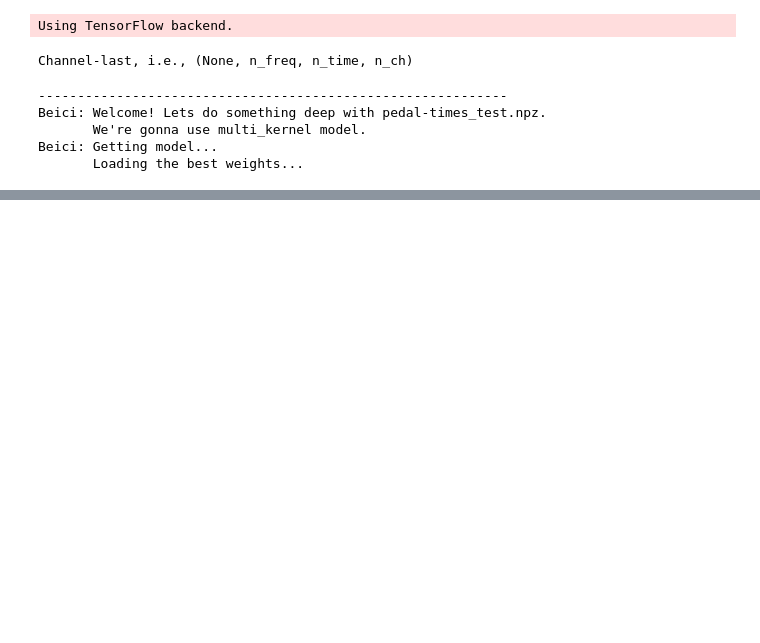
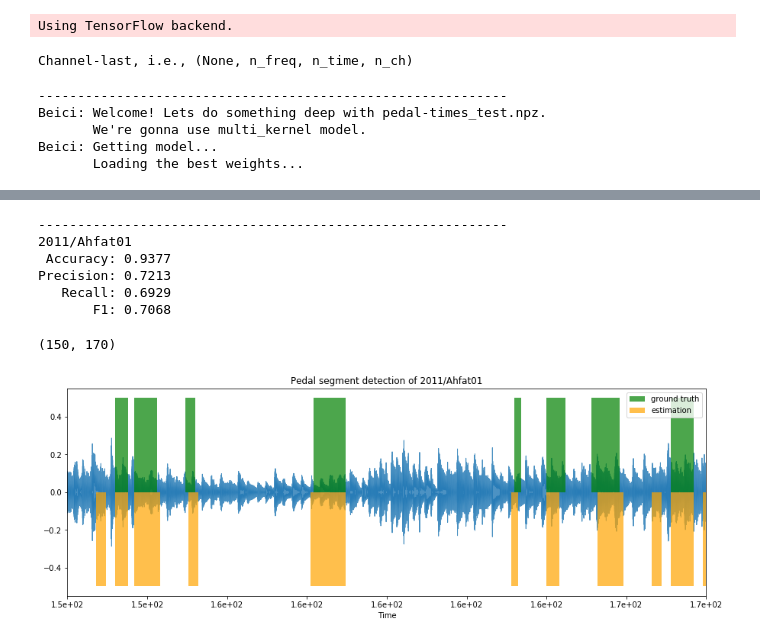
Before and after one commit to beiciliang/sustain-pedal-detection, a Jupyter notebook: 3. piece-wise detection.ipynb, the cells around one changed output, grey strips where cells are left out. Drawn from its saved outputs; the diff is of its cells as text; code cells hidden in the pictures; blank space fills up the shorter version.

Commit message:
test pedal segment deteciton on one piece

```diff
--- a/3. piece-wise detection.ipynb
+++ b/3. piece-wise detection.ipynb
@@ -182 +232,61 @@ frmtime_npsegment = np.arange(n_npsegment)*0.01+MIN_SRC/2
+# %%
+# decide the boundary times in seconds, combining the effect of pedal onset
+onseg_times = []
+offseg_times = []
+for idx, onseg_idx in enumerate(onseg_idxs):
+    onponset_idx = onseg_idx*10-5
+    if any(pred_ponset_todetect[onponset_idx-5:onponset_idx+5]):
+        offseg_idx = offseg_idxs[idx]
+        offseg_times.append(frmtime_psegment[offseg_idx])
+        onseg_times.append(frmtime_psegment[onseg_idx])
+# %%
+# set the ground truth and estimation results frame by frame
+paudio_duration = librosa.get_duration(y=paudio, sr=SR)
+n_frames = int(np.ceil(paudio_duration/seghop_duration))
+segframes_gt = np.zeros(n_frames)
+segframes_est = np.zeros(n_frames)
+
+pedal_offset_gt = np.array(tracks['pedal_offset'][0])
+pedal_onset_gt = np.array(tracks['pedal_onset'][0])
+longpseg_idx = np.where((pedal_offset_gt-pedal_onset_gt)>seghop_duration)[0]
+longseg_onset_gt = pedal_onset_gt[longpseg_idx]
+longseg_offset_gt = pedal_offset_gt[longpseg_idx]
+
+for idx, onset_t in enumerate(longseg_onset_gt):
+    offset_t = longseg_offset_gt[idx]
+    onset_frm = int(onset_t//seghop_duration)
+    offset_frm = int(offset_t//seghop_duration)
+    segframes_gt[onset_frm:offset_frm] = 1
+
+for idx, onset_t in enumerate(onseg_times):
+    offset_t = offseg_times[idx]
+    onset_frm = int(onset_t//seghop_duration)
+    offset_frm = int(offset_t//seghop_duration)
+    segframes_est[onset_frm:offset_frm] = 1
+# %%
+# print performance result
+precision, recall, fscore, support = precision_recall_fscore_support(segframes_gt,segframes_est)
+accuracy = accuracy_score(segframes_gt,segframes_est)
+performance_pedalseg(filename,fscore,precision,recall)
+# %% [output]
+------------------------------------------------------------
+2011/Ahfat01
+ Accuracy: 0.9377
+Precision: 0.7213
+   Recall: 0.6929
+       F1: 0.7068
+# %%
+# plot result
+frmtimes = np.arange(n_frames)*seghop_duration
+left,right = [150,170]
+plt.figure(figsize=(15,5))
+librosa.display.waveplot(paudio, SR, alpha=0.8)
+plt.fill_between(frmtimes, 0, 0.5, where=segframes_gt>0, facecolor='green', alpha=0.7, label='ground truth')
+plt.fill_between(frmtimes, -0.5, 0, where=segframes_est>0, facecolor='orange', alpha=0.7, label='estimation')
+plt.title("Pedal segment detection of {}".format(filename))
+plt.legend()
+plt.xlim([left,right])
+# %% [output]
+(150, 170)
+[figure, added]
 # %%
```
Also changed, not shown: parts of 13 cells of this notebook.
